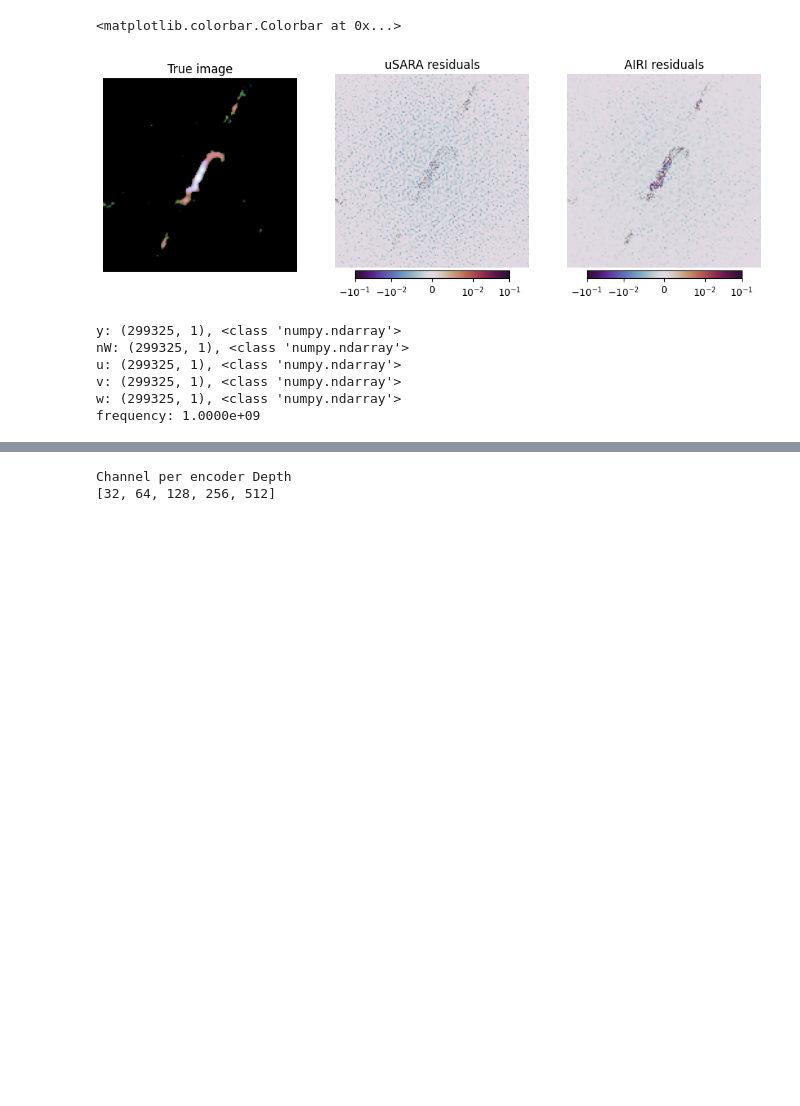
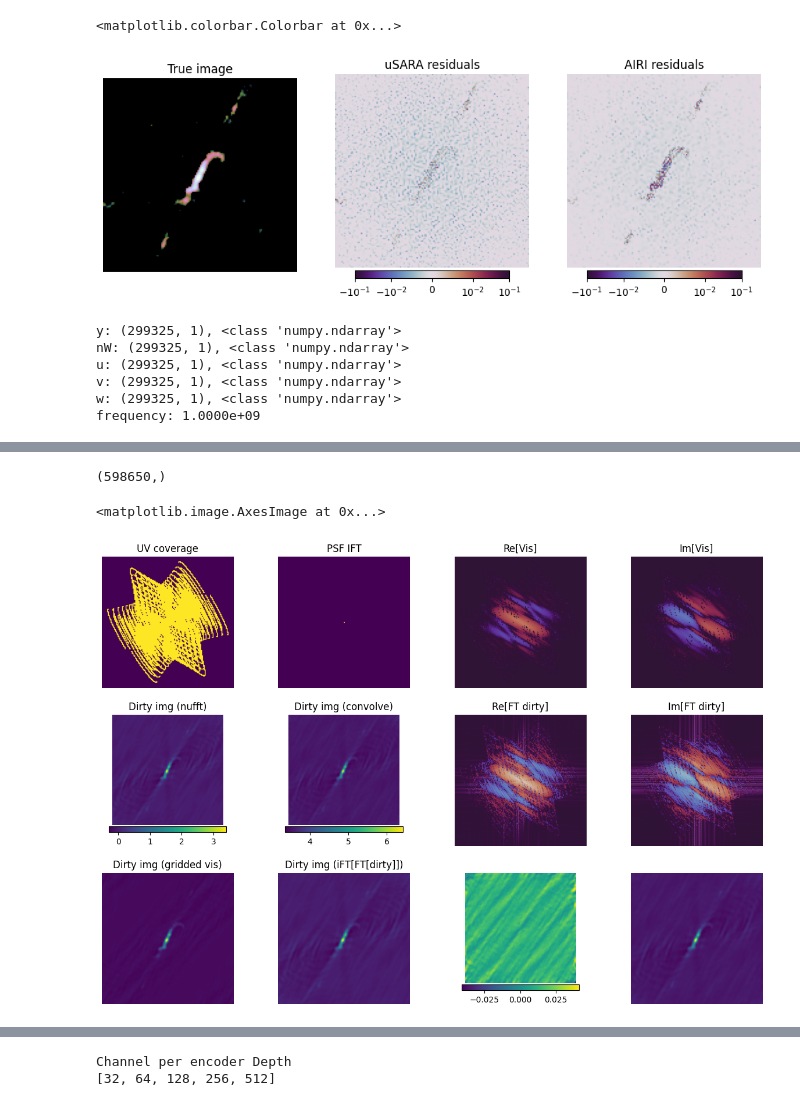
Before and after one commit to epfl-radio-astro/diffusionRI, a Jupyter notebook: ddrm_vs_usara.ipynb, the cells around one changed output, grey strips where cells are left out. Drawn from its saved outputs; the diff is of its cells as text; code cells hidden in the pictures; blank space fills up the shorter version.

```diff
--- a/ddrm_vs_usara.ipynb
+++ b/ddrm_vs_usara.ipynb
@@ -182,0 +189,73 @@ axs[11].imshow(normalize(img_tmp))
+# %%
+fig, axs = plt.subplots(3,4,figsize=(15,10))
+axs = axs.flatten()
+
+u_coords = meas['u'].ravel()
+v_coords = meas['v'].ravel()
+u_coords = np.hstack([u_coords,-1*u_coords])
+v_coords = np.hstack([v_coords,-1*v_coords])
+y_img = meas['y'].ravel()
+y_img = np.hstack([np.conj(y_img),y_img])/2
+print(y_img.shape)
+
+hist_range = [[np.min(u_coords)*1.1, np.max(u_coords)*1.1], [np.min(v_coords)*1.1, np.max(v_coords)*1.1]]
+
+uv_hist,        x_edges, y_edges = np.histogram2d(u_coords, v_coords, range=hist_range, bins=150)
+gridded_vis_re, _,       _       = np.histogram2d(u_coords, v_coords, weights=y_img.real, range=hist_range, bins=150)
+gridded_vis_im, _,       _       = np.histogram2d(u_coords, v_coords, weights=y_img.imag, range=hist_range, bins=150)
+
+
+gridded_vis = gridded_vis_re + 1j*gridded_vis_im
+gridded_vis[uv_hist > 0] /= uv_hist[uv_hist > 0]
+gridded_vis = np.rot90(gridded_vis, k=3)
+
+mask = np.rot90(uv_hist > 0, k=3)
+mask = torch.from_numpy(mask.copy())
+
+def ft(img):
+    return np.fft.ifftshift(np.fft.fft2(np.fft.fftshift(img)))
+
+def ift(vis):
+    return (np.fft.fftshift(np.fft.ifft2(np.fft.fftshift(vis)))).real
+
+for a in axs: a.set_axis_off()
+
+axs[0].imshow(mask)
+axs[0].set_title("UV coverage")
+
+sampling_weights = np.abs(ft(nufft_psf))
+sampling_weights = sampling_weights/np.mean(sampling_weights)
+#sampling_weights = mask.int().numpy() * sampling_weights
+
+axs[1].imshow(sampling_weights)
+axs[1].set_title("PSF IFT")
+axs[2].imshow(gridded_vis.real, norm=colors.SymLogNorm(linthresh=1,vmin=-1000,vmax=1000), cmap="twilight")
+axs[2].set_title("Re[Vis]")
+axs[3].imshow(gridded_vis.imag, norm=colors.SymLogNorm(linthresh=1,vmin=-1000,vmax=1000), cmap="twilight")
+axs[3].set_title("Im[Vis]")
+cm4 = axs[4].imshow(nufft_dirty)
+axs[4].set_title("Dirty img (nufft)")
+img_tmp = ift(ft(true_image)*sampling_weights)
+cm5 = axs[5].imshow(img_tmp)
+axs[5].set_title("Dirty img (convolve)")
+
+fig.colorbar(cm4, ax=axs[4], shrink=0.8, pad=0.01, orientation='horizontal')
+fig.colorbar(cm5, ax=axs[5], shrink=0.8, pad=0.01, orientation='horizontal')
+
+vis_from_dirty = ft(nufft_dirty)
+axs[6].imshow(vis_from_dirty.real, norm=colors.SymLogNorm(linthresh=1,vmin=-1000,vmax=1000), cmap="twilight")
+axs[6].set_title("Re[FT dirty]")
+axs[7].imshow(vis_from_dirty.imag, norm=colors.SymLogNorm(linthresh=1,vmin=-1000,vmax=1000), cmap="twilight")
+axs[7].set_title("Im[FT dirty]")
+
+axs[8].imshow(ift(gridded_vis))
+axs[8].set_title("Dirty img (gridded vis)")
+axs[9].imshow(ift(vis_from_dirty))
+axs[9].set_title("Dirty img (iFT[FT[dirty]])")
+cm = axs[10].imshow(normalize(nufft_dirty) - normalize(ift(ft(true_image)*sampling_weights)), norm=colors.CenteredNorm())
+fig.colorbar(cm, ax=axs[10], shrink=0.8, pad=0.01, orientation='horizontal')
+axs[11].imshow(normalize(img_tmp))
+# %% [output]
+(598650,)
+<matplotlib.image.AxesImage at 0x...>
+[figure, added]
```
Also changed, not shown: parts of 25 cells of this notebook.
